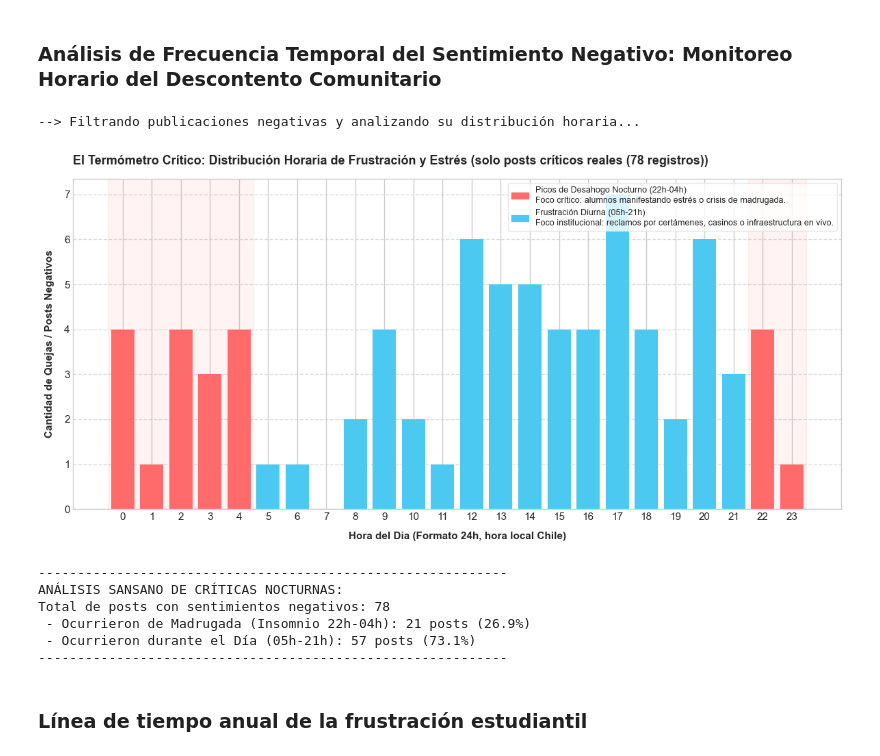
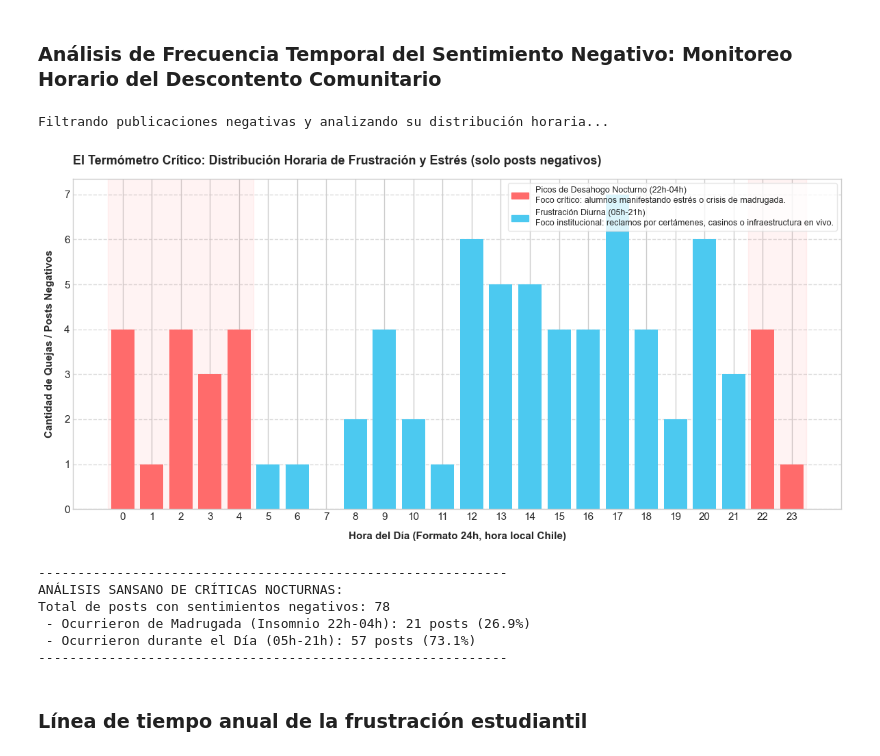
Before and after one commit to andreavalfonzo/redditUSM, a Jupyter notebook: notebooks/USM_Sentiment_Analysis.ipynb, the cells around one changed output. Saved outputs shown, nothing was run; the diff lists cells and outputs as text; code cells hidden in the pictures.

```diff
--- a/notebooks/USM_Sentiment_Analysis.ipynb
+++ b/notebooks/USM_Sentiment_Analysis.ipynb
@@ -573,7 +573,7 @@ if not df_final.empty:
     if 'created_utc' in df_final.columns:
         df_final['datetime_local'] = pd.to_datetime(df_final['created_utc'], unit='s', errors='coerce') - pd.Timedelta(hours=4)
         df_final['hora'] = df_final['datetime_local'].dt.hour
-        fuente_datos = "datos reales (created_utc)"
+        fuente_datos = "datos reales"
     else:
         print("[!] No existe 'created_utc' en df_final — usando datos simulados por seguridad.")
         df_final['hora'] = np.random.randint(0, 24, size=len(df_final))
@@ -667,7 +667,7 @@ if not df_final.empty:
     import matplotlib.pyplot as plt
     import matplotlib.patches as mpatches
 
-    print("--> Filtrando publicaciones negativas y analizando su distribución horaria...")
+    print("Filtrando publicaciones negativas y analizando su distribución horaria...")
 
     #verificamos que existan las columnas necesarias
     if 'created_utc' in df_final.columns and 'sentiment_label' in df_final.columns:
@@ -679,7 +679,7 @@ if not df_final.empty:
             #convertimos el UTC a hora local de Chile
             df_negativos['datetime_local'] = pd.to_datetime(df_negativos['created_utc'], unit='s') - pd.Timedelta(hours=4)
             df_negativos['hora'] = df_negativos['datetime_local'].dt.hour
-            fuente_datos = f"solo posts críticos reales ({len(df_negativos)} registros)"
+            fuente_datos = f"solo posts negativos"
             conteos_por_hora = (
                 df_negativos['hora'].dropna().astype(int)
                 .value_counts()
@@ -711,35 +711,35 @@ if not df_final.empty:
             plt.title(f'El Termómetro Crítico: Distribución Horaria de Frustración y Estrés ({fuente_datos})',
                       fontsize=13, fontweight='bold', pad=15, loc='left')
             plt.xlabel('Hora del Día (Formato 24h, hora local Chile)', fontsize=11, fontweight='bold', labelpad=10)
             plt.ylabel('Cantidad de Quejas / Posts Negativos', fontsize=11, fontweight='bold', labelpad=10)
             plt.xticks(range(24))
             plt.grid(True, axis='y', linestyle='--', alpha=0.7)
 
             cuadrado_rojo = mpatches.Patch(color=color_insomnio, label='Picos de Desahogo Nocturno (22h-04h)\nFoco crítico: alumnos manifestando estrés o crisis de madrugada.')
             cuadrado_gris = mpatches.Patch(color=color_diurno, label='Frustración Diurna (05h-21h)\nFoco institucional: reclamos por certámenes, casinos o infraestructura en vivo.')
 
             plt.legend(handles=[cuadrado_rojo, cuadrado_gris], loc='upper right', frameon=True, facecolor='white', edgecolor='#e0e0e0', fontsize=9)
             plt.tight_layout()
             plt.show()
 
             # Resumen numérico para el informe
             insomnio_total = df_negativos[(df_negativos['hora'] >= 22) | (df_negativos['hora'] <= 4)].shape[0]
             total_validos = df_negativos['hora'].notna().sum()
             porcentaje_insomnio = (insomnio_total / total_validos) * 100
 
             print("-" * 60)
             print("ANÁLISIS SANSANO DE CRÍTICAS NOCTURNAS:")
             print(f"Total de posts con sentimientos negativos: {total_validos}")
             print(f" - Ocurrieron de Madrugada (Insomnio 22h-04h): {insomnio_total} posts ({porcentaje_insomnio:.1f}%)")
             print(f" - Ocurrieron durante el Día (05h-21h): {total_validos - insomnio_total} posts ({100 - porcentaje_insomnio:.1f}%)")
             print("-" * 60)
         else:
             print("Alerta: No se encontraron posts clasificados como 'negative' en tu DataFrame.")
     else:
         print("Error: verificar que el dataframe df_final tenga las columnas 'created_utc' y 'sentiment_label'.")
 # %% [output]
---> Filtrando publicaciones negativas y analizando su distribución horaria...
+Filtrando publicaciones negativas y analizando su distribución horaria...
-[figure, old version]
+[figure, new version]
 ------------------------------------------------------------
 ANÁLISIS SANSANO DE CRÍTICAS NOCTURNAS:
 Total de posts con sentimientos negativos: 78
```
Also changed, not shown: parts of 1 cell of this notebook, 6 other files.
